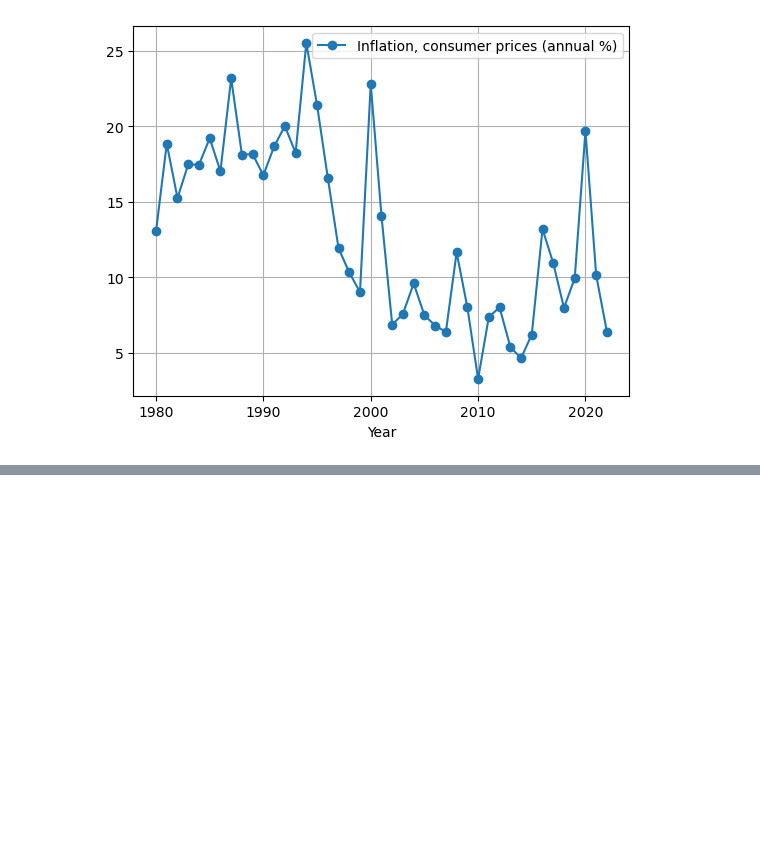
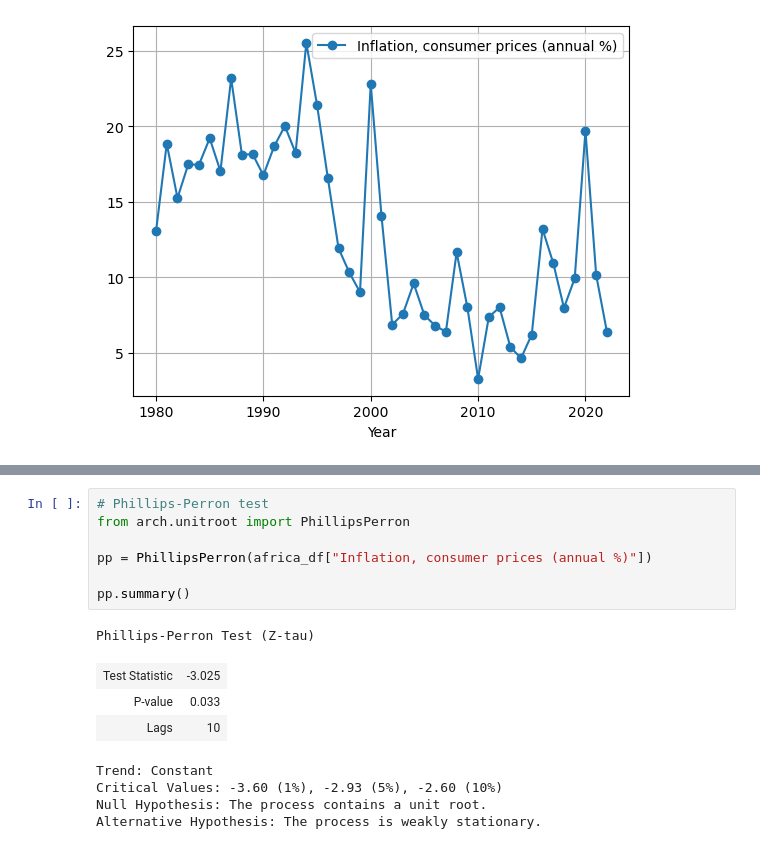
Before and after one commit to MMostafa-Hub/advanced_time_series, a Jupyter notebook: session_2/cleaning.ipynb, the cells around one changed output, grey strips where cells are left out. Cells and saved outputs as stored; diff of their text form; blank space fills up the shorter version.

```diff
--- a/session_2/cleaning.ipynb
+++ b/session_2/cleaning.ipynb
@@ -127,0 +188,16 @@ plt.show()
+# %%
+# Phillips-Perron test
+from arch.unitroot import PhillipsPerron
+
+pp = PhillipsPerron(africa_df["Inflation, consumer prices (annual %)"])
+
+pp.summary()
+# %% [output]
+Phillips-Perron Test (Z-tau)
+| Test Statistic | -3.025 |
+| P-value | 0.033 |
+| Lags | 10 |
+Trend: Constant
+Critical Values: -3.60 (1%), -2.93 (5%), -2.60 (10%)
+Null Hypothesis: The process contains a unit root.
+Alternative Hypothesis: The process is weakly stationary.
```
Also changed, not shown: parts of 11 cells of this notebook.
